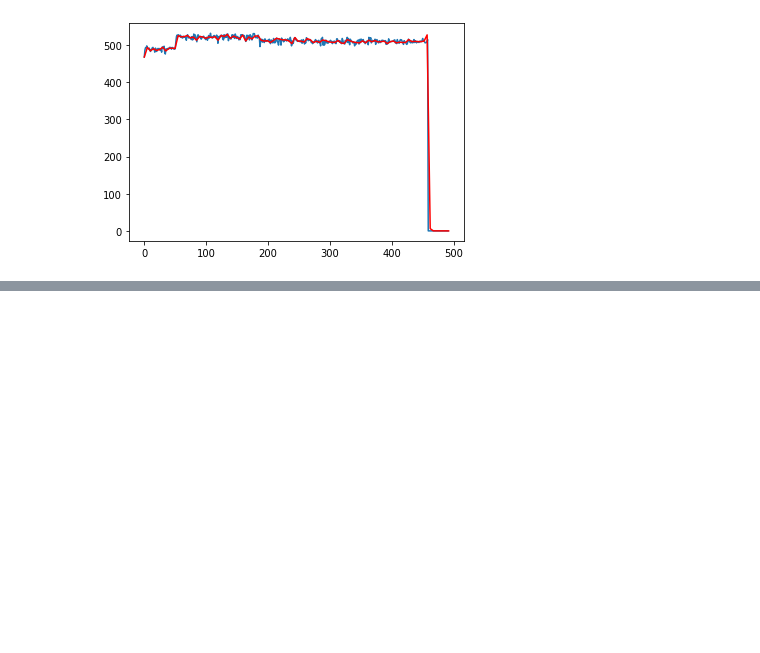
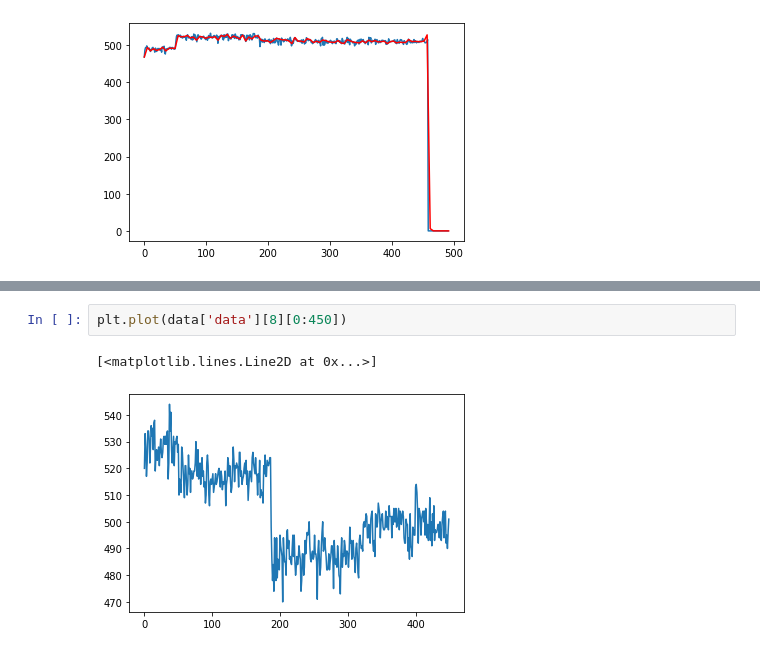
Before and after one commit to IImbryk/NMA_MindBigData, a Jupyter notebook: Main.ipynb, the cells around one changed output, grey strips where cells are left out. Drawn from its saved outputs; the diff is of its cells as text; blank space fills up the shorter version.

```diff
--- a/Main.ipynb
+++ b/Main.ipynb
@@ -116,0 +127,5 @@ plt.show()
+# %%
+plt.plot(data['data'][8][0:450])
+# %% [output]
+[<matplotlib.lines.Line2D at 0x...>]
+[figure, added]
```
Also changed, not shown: parts of 11 cells of this notebook.
